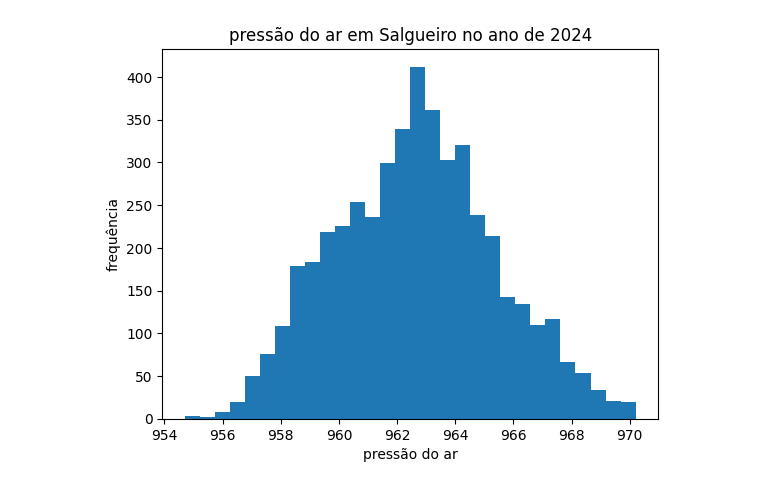
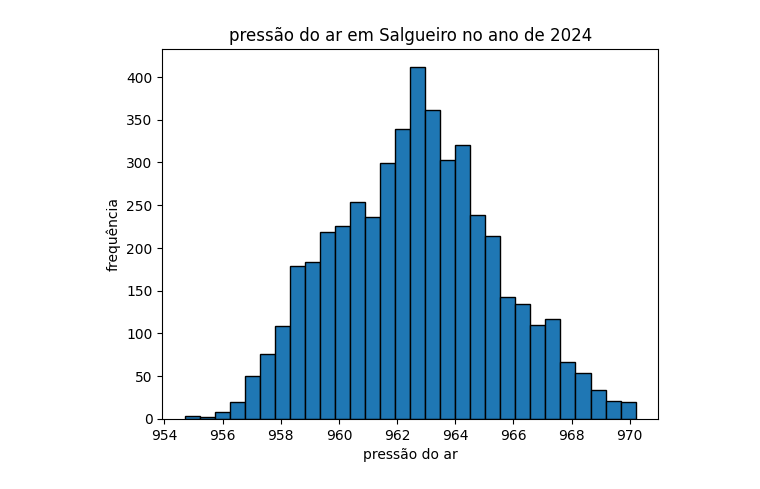
Before and after one commit to Gabrielqlandim/analise-e-visualizacao-de-dados-2025.2, a Jupyter notebook: notebooks/analise_dados_do_bd.ipynb, the cells around one changed output. Drawn from its saved outputs; the diff is of its cells as text; code cells hidden in the pictures.

```diff
--- a/notebooks/analise_dados_do_bd.ipynb
+++ b/notebooks/analise_dados_do_bd.ipynb
@@ -61,12 +41,12 @@ plt.show()
 # %%
 #histograma de pressao
 import matplotlib.pyplot as plt
 
 plt.figure()
-plt.hist(df["pressao_mb"], bins = 30)
+plt.hist(df["pressao_mb"], bins = 30,edgecolor="black")
 plt.xlabel("pressão do ar")
 plt.ylabel("frequência")
 plt.title("pressão do ar em Salgueiro no ano de 2024")
 plt.show()
 # %% [output]
-[figure, old version]
+[figure, new version]
```
Also changed, not shown: parts of 6 cells of this notebook.
